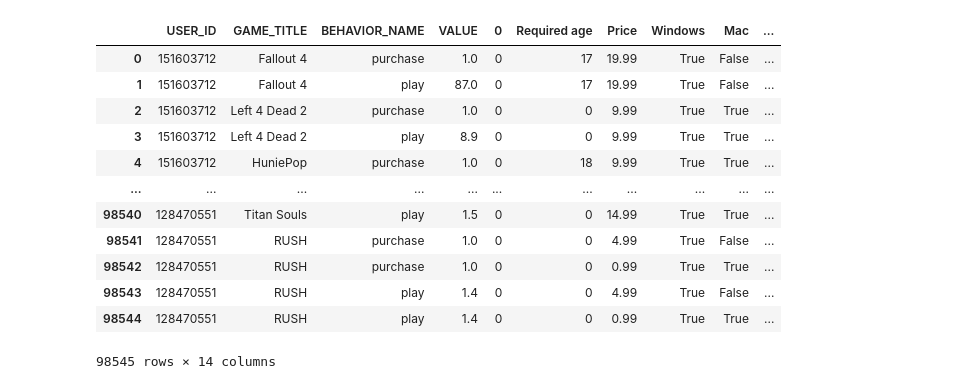
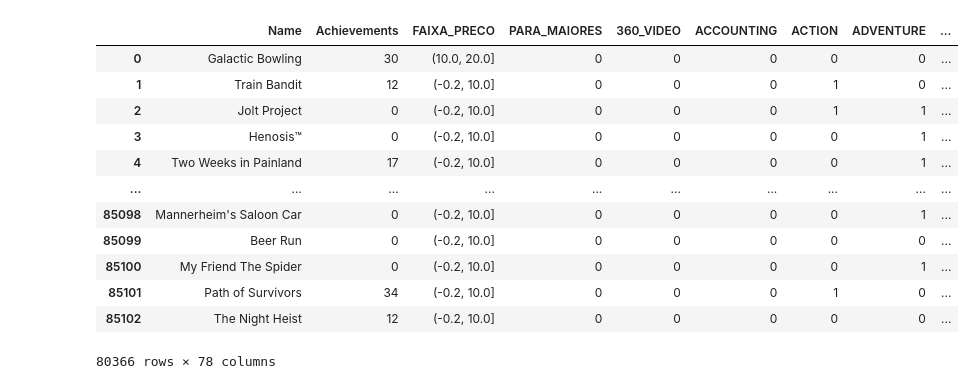
Before and after one commit to daniel64bit/recomendacao_jogos_steam, a Jupyter notebook: notebooks/AED/aed_daniel.ipynb, the cells around one changed output. Drawn from its saved outputs; the diff is of its cells as text; code cells hidden in the pictures.

Commit message:
etapa de preprocessamento adicionada

```diff
--- a/notebooks/AED/aed_daniel.ipynb
+++ b/notebooks/AED/aed_daniel.ipynb
@@ -30,9 +30,8 @@ def cria_identificadores_genero(df:pd.DataFrame, col:str, sep:str = ',') -> pd.D
     )
 
     for genero in generos:
-        df[f'{genero}'.upper()] = (
+        df[f'{genero}'.upper().replace(' ','_')] = (
             df[col].str.contains(genero, regex=True)
         )
 
-    df = df.drop(col, axis=1)
     return df
@@ -41,16 +38,47 @@ df_steam_full = df_steam_user.merge(df_steam_games, left_on='GAME_TITLE', right_
-# %%
-df_steam_full
-# %% [output]
-|  | USER_ID | GAME_TITLE | BEHAVIOR_NAME | VALUE | 0 | Required age | Price | Windows | Mac | ... |
-| 0 | 151603712 | Fallout 4 | purchase | 1.0 | 0 | 17 | 19.99 | True | False | ... |
-| 1 | 151603712 | Fallout 4 | play | 87.0 | 0 | 17 | 19.99 | True | False | ... |
-| 2 | 151603712 | Left 4 Dead 2 | purchase | 1.0 | 0 | 0 | 9.99 | True | True | ... |
-| 3 | 151603712 | Left 4 Dead 2 | play | 8.9 | 0 | 0 | 9.99 | True | True | ... |
-| 4 | 151603712 | HuniePop | purchase | 1.0 | 0 | 18 | 9.99 | True | True | ... |
-| ... | ... | ... | ... | ... | ... | ... | ... | ... | ... | ... |
-| 98540 | 128470551 | Titan Souls | play | 1.5 | 0 | 0 | 14.99 | True | True | ... |
-| 98541 | 128470551 | RUSH | purchase | 1.0 | 0 | 0 | 4.99 | True | False | ... |
-| 98542 | 128470551 | RUSH | purchase | 1.0 | 0 | 0 | 0.99 | True | True | ... |
-| 98543 | 128470551 | RUSH | play | 1.4 | 0 | 0 | 4.99 | True | False | ... |
-| 98544 | 128470551 | RUSH | play | 1.4 | 0 | 0 | 0.99 | True | True | ... |
-98545 rows × 14 columns
+# %%
+def preprocessa_steam_games(df_steam_games: pd.DataFrame) -> pd.DataFrame:
+    """
+    Função que realiza o pré-processamento do dataset de jogos da Steam
+    """
+
+    # Tratamentos iniciais
+    df_steam_games = df_steam_games[
+        (df_steam_games['Windows'] == True) & (df_steam_games['Price'] <= 200)
+    ].copy()
+
+    df_steam_games = df_steam_games.dropna(subset=['Genres', 'Categories'])
+
+    # Faixa de preço
+    df_steam_games['FAIXA_PRECO'] = pd.cut(df_steam_games['Price'].round(0), bins=20)
+
+    # Identifica se o jogo é para maiores de idade
+    df_steam_games['PARA_MAIORES'] = df_steam_games['Required age'] >= 18
+
+    # Separa generos em colunas
+    df_steam_games = cria_identificadores_genero(df_steam_games, 'Genres')
+    df_steam_games = cria_identificadores_genero(df_steam_games, 'Categories')
+
+    # Transforma booleano em numérico
+    bool_cols = df_steam_games.select_dtypes('bool').columns
+    df_steam_games[bool_cols] = df_steam_games[bool_cols].astype('int64')
+
+    df_steam_games = df_steam_games.drop(['Genres', 'Categories', 'Required age', 'Windows', 'Price'], axis=1)
+    return df_steam_games
+# %%
+df = preprocessa_steam_games(df_steam_games_raw)
+# %%
+df
+# %% [output]
+|  | Name | Achievements | FAIXA_PRECO | PARA_MAIORES | 360_VIDEO | ACCOUNTING | ACTION | ADVENTURE | ... |
+| 0 | Galactic Bowling | 30 | (10.0, 20.0] | 0 | 0 | 0 | 0 | 0 | ... |
+| 1 | Train Bandit | 12 | (-0.2, 10.0] | 0 | 0 | 0 | 1 | 0 | ... |
+| 2 | Jolt Project | 0 | (-0.2, 10.0] | 0 | 0 | 0 | 1 | 1 | ... |
+| 3 | Henosis™ | 0 | (-0.2, 10.0] | 0 | 0 | 0 | 0 | 1 | ... |
+| 4 | Two Weeks in Painland | 17 | (-0.2, 10.0] | 0 | 0 | 0 | 0 | 1 | ... |
+| ... | ... | ... | ... | ... | ... | ... | ... | ... | ... |
+| 85098 | Mannerheim's Saloon Car | 0 | (-0.2, 10.0] | 0 | 0 | 0 | 0 | 1 | ... |
+| 85099 | Beer Run | 0 | (-0.2, 10.0] | 0 | 0 | 0 | 0 | 0 | ... |
+| 85100 | My Friend The Spider | 0 | (-0.2, 10.0] | 0 | 0 | 0 | 0 | 1 | ... |
+| 85101 | Path of Survivors | 34 | (-0.2, 10.0] | 0 | 0 | 0 | 1 | 0 | ... |
+| 85102 | The Night Heist | 12 | (-0.2, 10.0] | 0 | 0 | 0 | 0 | 0 | ... |
+80366 rows × 78 columns
```
Also changed, not shown: parts of 2 cells of this notebook.
